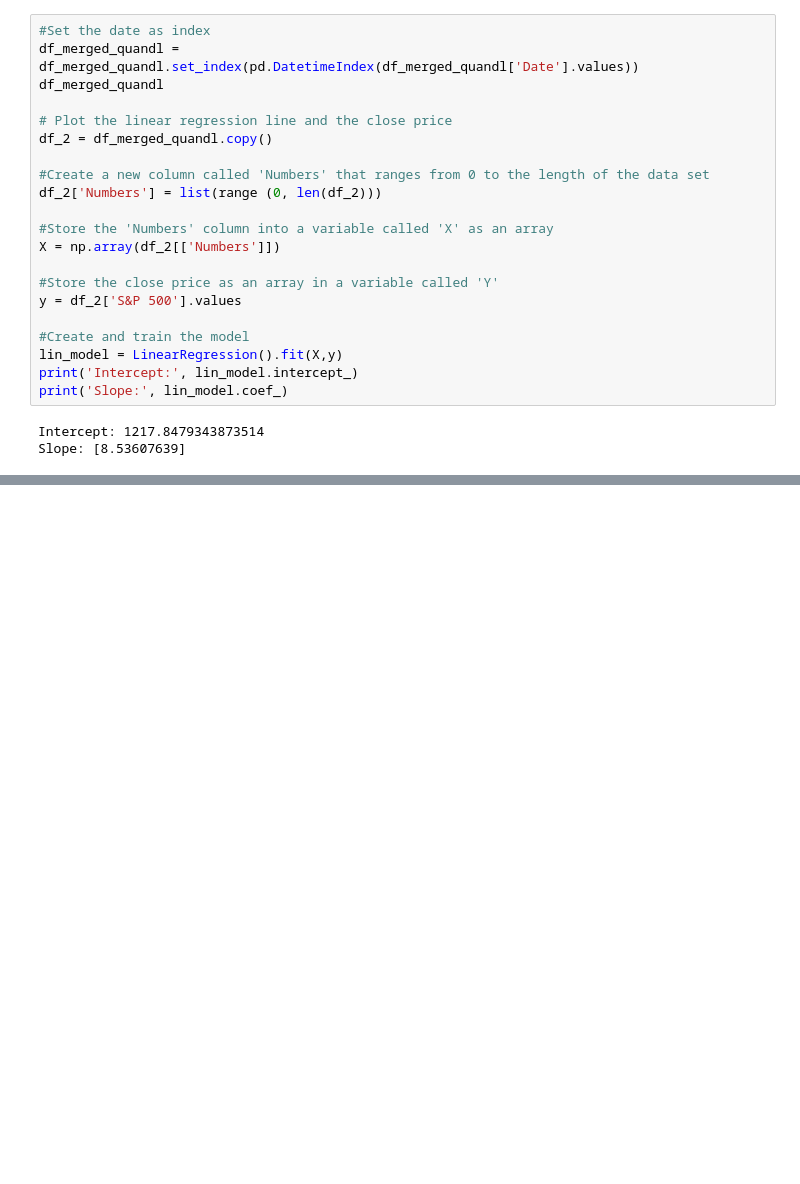
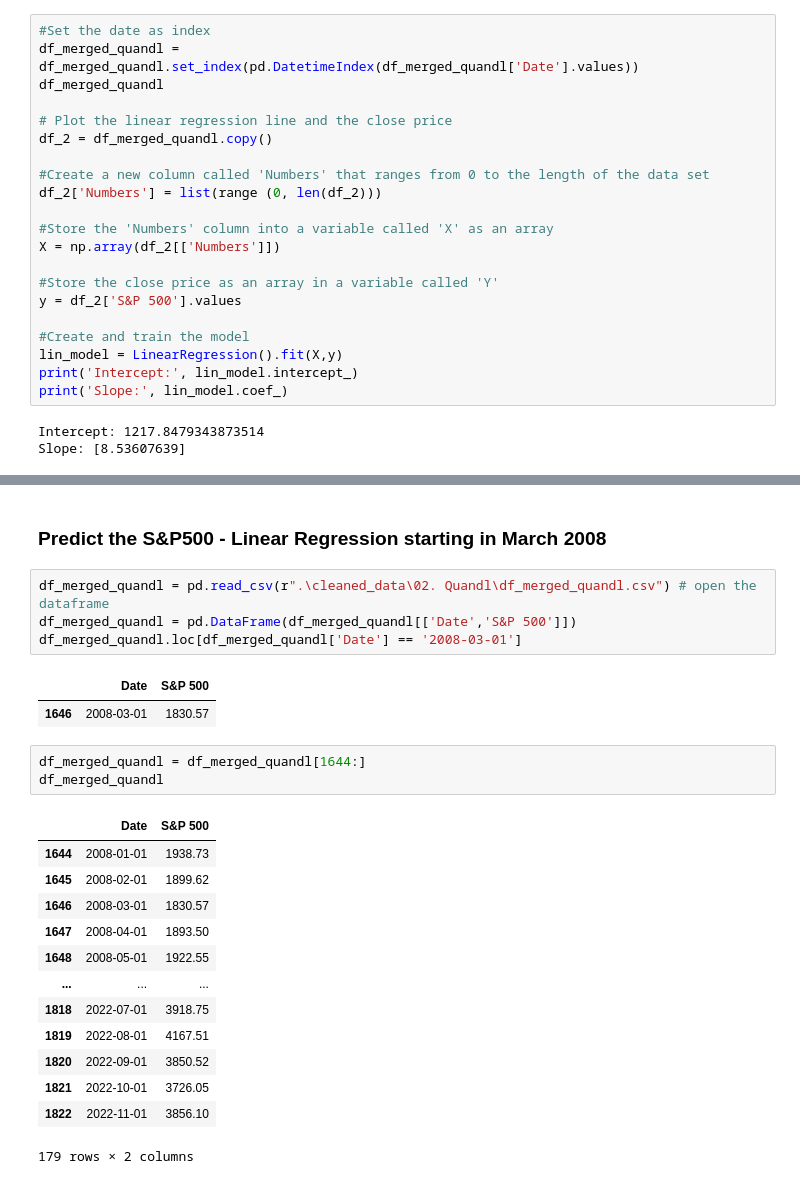
Before and after one commit to RaphHer/Project_Final_Ironhack, a Jupyter notebook: 6. Linear Regression.ipynb, the cells around one changed output, grey strips where cells are left out. Drawn from its saved outputs; the diff is of its cells as text; blank space fills up the shorter version.

```diff
--- a/6. Linear Regression.ipynb
+++ b/6. Linear Regression.ipynb
@@ -256,0 +253,26 @@ array([3865.77875822])
+# %% [markdown]
+### Predict the S&P500 - Linear Regression starting in March 2008
+# %%
+df_merged_quandl = pd.read_csv(r".\cleaned_data\02. Quandl\df_merged_quandl.csv") # open the dataframe
+df_merged_quandl = pd.DataFrame(df_merged_quandl[['Date','S&P 500']])
+df_merged_quandl.loc[df_merged_quandl['Date'] == '2008-03-01']
+# %% [output]
+|  | Date | S&P 500 |
+| 1646 | 2008-03-01 | 1830.57 |
+# %%
+df_merged_quandl = df_merged_quandl[1644:]
+df_merged_quandl
+# %% [output]
+|  | Date | S&P 500 |
+| 1644 | 2008-01-01 | 1938.73 |
+| 1645 | 2008-02-01 | 1899.62 |
+| 1646 | 2008-03-01 | 1830.57 |
+| 1647 | 2008-04-01 | 1893.50 |
+| 1648 | 2008-05-01 | 1922.55 |
+| ... | ... | ... |
+| 1818 | 2022-07-01 | 3918.75 |
+| 1819 | 2022-08-01 | 4167.51 |
+| 1820 | 2022-09-01 | 3850.52 |
+| 1821 | 2022-10-01 | 3726.05 |
+| 1822 | 2022-11-01 | 3856.10 |
+179 rows × 2 columns
```
Also changed, not shown: parts of 11 cells of this notebook.
